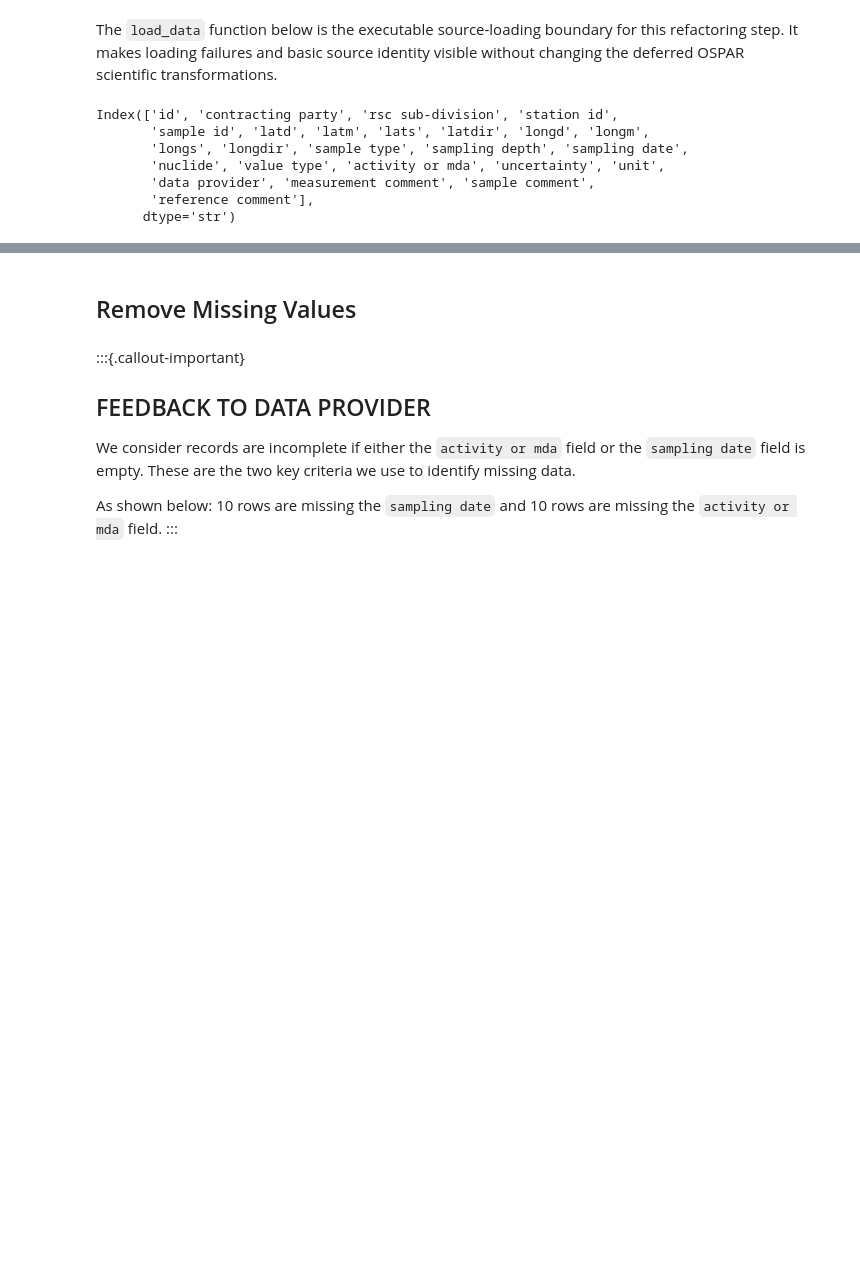
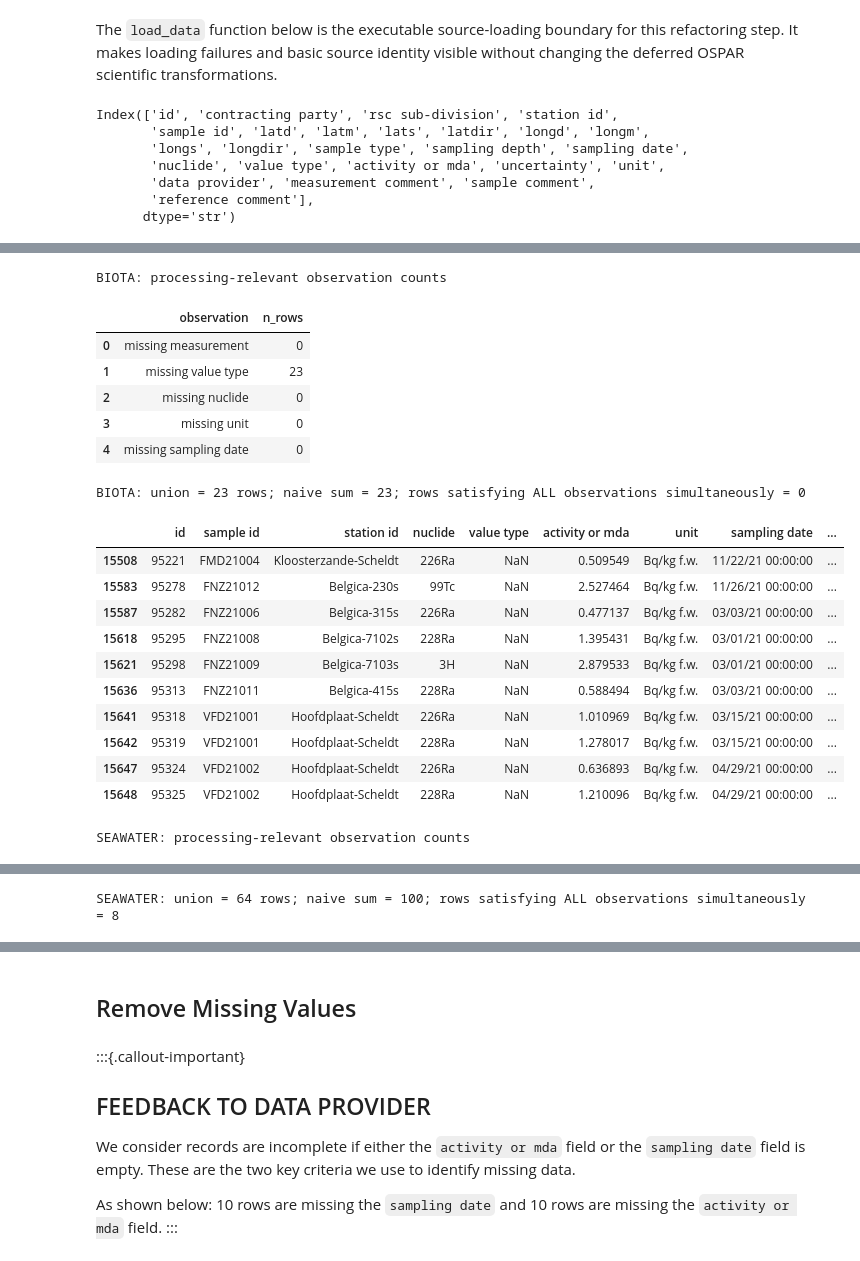
Before and after one commit to tabascojijii/marisco, a Jupyter notebook: nbs/handlers/ospar.ipynb, the cells around one changed output, grey strips where cells are left out. Saved outputs shown, nothing was run; the diff lists cells and outputs as text; code cells hidden in the pictures; blank space fills up the shorter version.

```diff
--- a/nbs/handlers/ospar.ipynb
+++ b/nbs/handlers/ospar.ipynb
@@ -171,0 +649,13 @@ Index(['id', 'contracting party', 'rsc sub-division', 'station id',
+# %%
+#| eval: false
+for grp, df in source_dfs.items():
+    mask = df["uncertainty"].isna()
+    result = summarize_condition(
+        df, mask, ["id", "sample id", "nuclide", "activity or mda", "uncertainty"]
+    )
+    report(
+        f"{grp}: `uncertainty` is missing",
+        result,
+        "Uncertainty absence does not invalidate the reported measurement value.",
+        "NO DECISION NEEDED",
+    )
@@ -171,0 +697,64 @@ Index(['id', 'contracting party', 'rsc sub-division', 'station id',
+# %%
+#| eval: false
+processing_relevant_columns = {
+    "missing measurement": "activity or mda",
+    "missing value type": "value type",
+    "missing nuclide": "nuclide",
+    "missing unit": "unit",
+    "missing sampling date": "sampling date",
+}
+overlap_example_columns = [
+    "id",
+    "sample id",
+    "station id",
+    "nuclide",
+    "value type",
+    "activity or mda",
+    "unit",
+    "sampling date",
+    "sample comment",
+]
+
+for grp, df in source_dfs.items():
+    masks = {label: df[col].isna() for label, col in processing_relevant_columns.items()}
+    for label, m in masks.items():
+        assert isinstance(m, pd.Series) and m.index.equals(df.index)
+        assert pd.api.types.is_bool_dtype(m.dtype)
+        assert m.notna().all()
+        assert int(m.sum()) + int((~m).sum()) == len(df)
+        assert 0.0 <= (int(m.sum()) / len(df)) <= 1.0
+
+    counts = pd.Series({label: int(m.sum()) for label, m in masks.items()}, name="n_rows")
+    naive_sum = int(counts.sum())
+    union_mask = pd.concat(masks.values(), axis=1).any(axis=1)
+    all_mask = pd.concat(masks.values(), axis=1).all(axis=1)
+    assert int(union_mask.sum()) <= naive_sum
+
+    print(f"{grp}: processing-relevant observation counts")
+    display(counts.rename_axis("observation").reset_index())
+    print(
+        f"{grp}: union = {int(union_mask.sum())} rows; naive sum = {naive_sum}; "
+        f"rows satisfying ALL observations simultaneously = {int(all_mask.sum())}"
+    )
+    display(with_source_row(df.loc[union_mask, overlap_example_columns]).head(10))
+# %% [output]
+BIOTA: processing-relevant observation counts
+|  | observation | n_rows |
+| 0 | missing measurement | 0 |
+| 1 | missing value type | 23 |
+| 2 | missing nuclide | 0 |
+| 3 | missing unit | 0 |
+| 4 | missing sampling date | 0 |
+BIOTA: union = 23 rows; naive sum = 23; rows satisfying ALL observations simultaneously = 0
+|  | id | sample id | station id | nuclide | value type | activity or mda | unit | sampling date | ... |
+| 15508 | 95221 | FMD21004 | Kloosterzande-Scheldt | 226Ra | NaN | 0.509549 | Bq/kg f.w. | 11/22/21 00:00:00 | ... |
+| 15583 | 95278 | FNZ21012 | Belgica-230s | 99Tc | NaN | 2.527464 | Bq/kg f.w. | 11/26/21 00:00:00 | ... |
+| 15587 | 95282 | FNZ21006 | Belgica-315s | 226Ra | NaN | 0.477137 | Bq/kg f.w. | 03/03/21 00:00:00 | ... |
+| 15618 | 95295 | FNZ21008 | Belgica-7102s | 228Ra | NaN | 1.395431 | Bq/kg f.w. | 03/01/21 00:00:00 | ... |
+| 15621 | 95298 | FNZ21009 | Belgica-7103s | 3H | NaN | 2.879533 | Bq/kg f.w. | 03/01/21 00:00:00 | ... |
+| 15636 | 95313 | FNZ21011 | Belgica-415s | 228Ra | NaN | 0.588494 | Bq/kg f.w. | 03/03/21 00:00:00 | ... |
+| 15641 | 95318 | VFD21001 | Hoofdplaat-Scheldt | 226Ra | NaN | 1.010969 | Bq/kg f.w. | 03/15/21 00:00:00 | ... |
+| 15642 | 95319 | VFD21001 | Hoofdplaat-Scheldt | 228Ra | NaN | 1.278017 | Bq/kg f.w. | 03/15/21 00:00:00 | ... |
+| 15647 | 95324 | VFD21002 | Hoofdplaat-Scheldt | 226Ra | NaN | 0.636893 | Bq/kg f.w. | 04/29/21 00:00:00 | ... |
+| 15648 | 95325 | VFD21002 | Hoofdplaat-Scheldt | 228Ra | NaN | 1.210096 | Bq/kg f.w. | 04/29/21 00:00:00 | ... |
+SEAWATER: processing-relevant observation counts
@@ -171,0 +767 @@ Index(['id', 'contracting party', 'rsc sub-division', 'station id',
+SEAWATER: union = 64 rows; naive sum = 100; rows satisfying ALL observations simultaneously = 8
```
Also changed, not shown: parts of 30 cells of this notebook.
